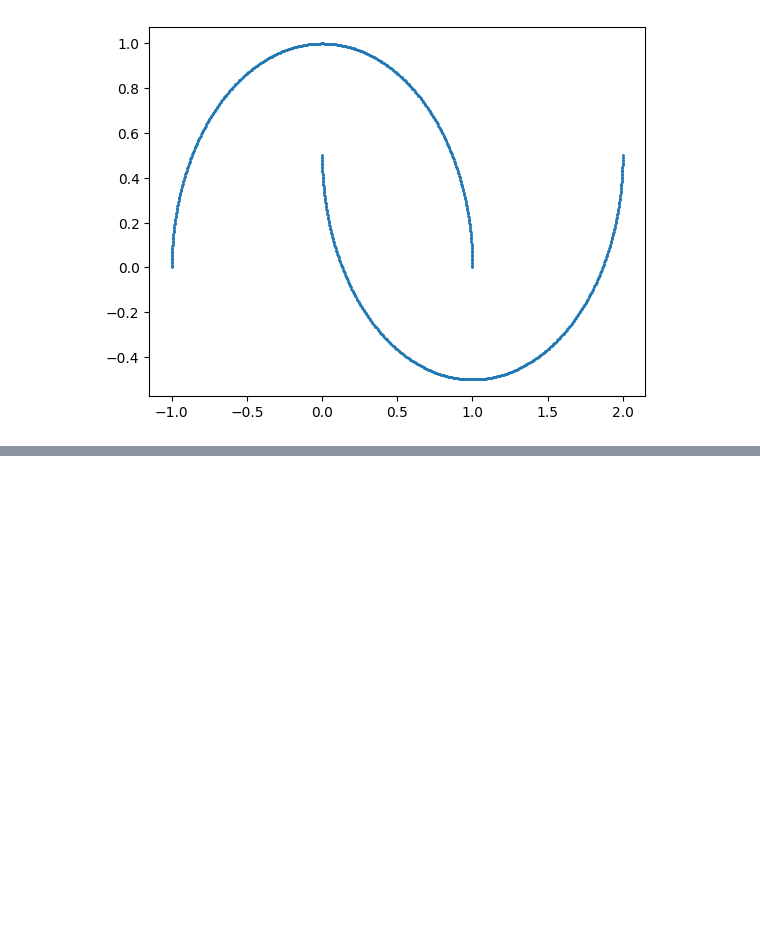
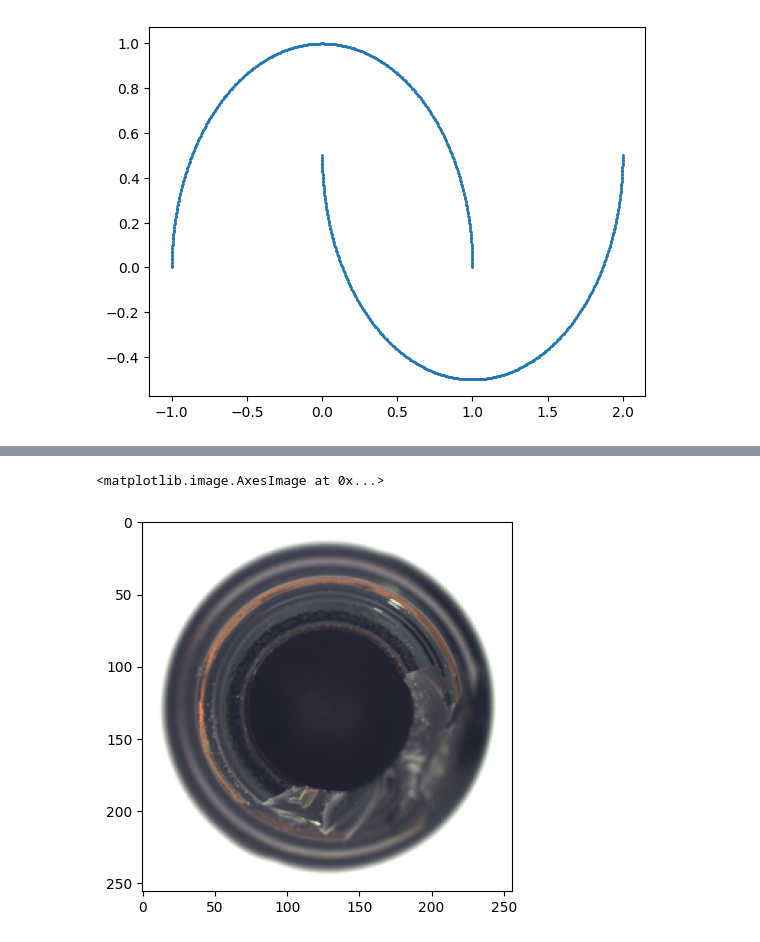
Before and after one commit to TSTB-dev/Fast_flow, a Jupyter notebook: FastFlow/0_quickstart.ipynb, the cells around one changed output, grey strips where cells are left out. Cells and saved outputs as stored; diff of their text form; code cells hidden in the pictures; blank space fills up the shorter version.

```diff
--- a/FastFlow/0_quickstart.ipynb
+++ b/FastFlow/0_quickstart.ipynb
@@ -97,0 +223,8 @@ C:\Users\had-int22\PycharmProjects\Pytorch_AD\data\jelly\glove_1
+# %%
+img_T = img_.transpose(0, 2)
+img_n = img_T.cpu().numpy()
+# %%
+plt.imshow(img_n)
+# %% [output]
+<matplotlib.image.AxesImage at 0x...>
+[figure, added]
```
Also changed, not shown: parts of 13 cells of this notebook, 4 other files.
